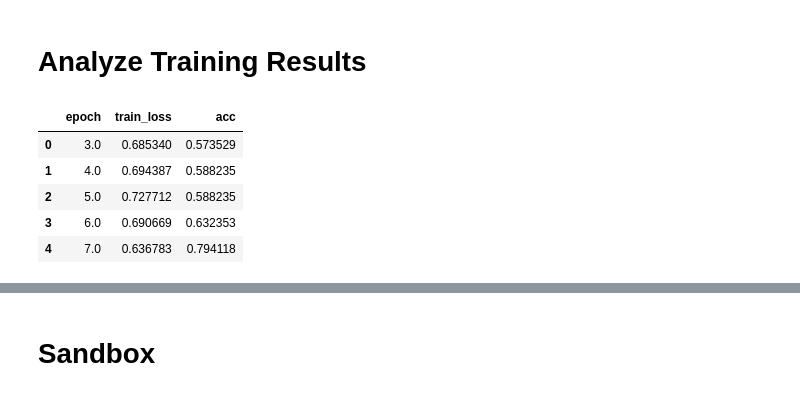
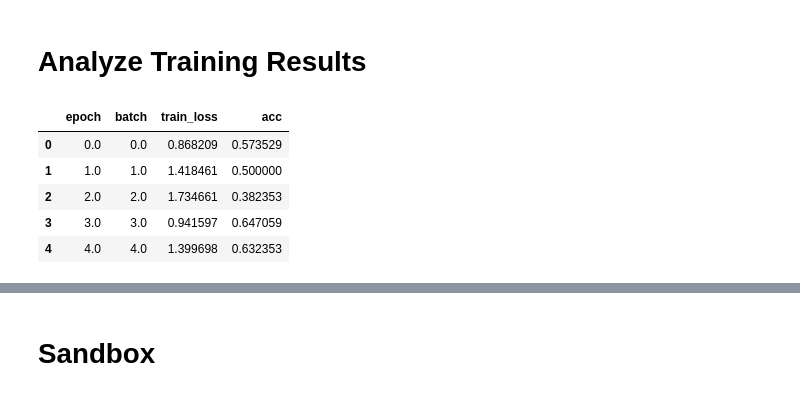
Before and after one commit to ardyh/stock-prediction, a Jupyter notebook: process_data_improv.ipynb, the cells around one changed output, grey strips where cells are left out. Drawn from its saved outputs; the diff is of its cells as text; code cells hidden in the pictures.

```diff
--- a/process_data_improv.ipynb
+++ b/process_data_improv.ipynb
@@ -590,25 +594,26 @@ array([[1, 0, 0, 0, 0, 0, 0, 0, 0, 0, 0, 0, 0, 0],
 # Analyze Training Results
 # %%
 # Read train_progression.txt
+import pandas as pd
 import re
 import matplotlib.pyplot as plt
 
-with open("train_results/5000epochs_9-12-2024.txt", "r") as f:
+with open("train_results/1000epochs_trainer/train_progression.txt", "r") as f:
     # Read each line as list elements
     train_progression = f.readlines()
 
 # Remove all alphabets and special characters and keep only numbers and whitespace and newline
 train_progression_cleaned = [''.join(re.findall(r'[0-9.\s]', line)) for line in train_progression]
-train_progression_cleaned = [[float(num.replace("\n", "")) for num in line.split(" ") if num != '' and num.replace("\n", "") != ''] for line in train_progression_cleaned[1:] if len(line.split(" ")) == 6]
+train_progression_cleaned = [[float(num.replace("\n", "")) for num in line.split(" ") if num != '' and num.replace("\n", "") != ''] for line in train_progression_cleaned[1:] if len(line.split(" ")) > 5]
 
 # Make pandas dataframe from train_progression_cleaned
 # Columns: epoch, train_loss, acc
-train_progression_df = pd.DataFrame(train_progression_cleaned, columns=['epoch', 'train_loss', 'acc'])
+train_progression_df = pd.DataFrame(train_progression_cleaned, columns=['epoch', 'batch', 'train_loss', 'acc'])
 train_progression_df.head()
 # %% [output]
-|  | epoch | train_loss | acc |
-| 0 | 3.0 | 0.685340 | 0.573529 |
-| 1 | 4.0 | 0.694387 | 0.588235 |
-| 2 | 5.0 | 0.727712 | 0.588235 |
-| 3 | 6.0 | 0.690669 | 0.632353 |
-| 4 | 7.0 | 0.636783 | 0.794118 |
+|  | epoch | batch | train_loss | acc |
+| 0 | 0.0 | 0.0 | 0.868209 | 0.573529 |
+| 1 | 1.0 | 1.0 | 1.418461 | 0.500000 |
+| 2 | 2.0 | 2.0 | 1.734661 | 0.382353 |
+| 3 | 3.0 | 3.0 | 0.941597 | 0.647059 |
+| 4 | 4.0 | 4.0 | 1.399698 | 0.632353 |
```
Also changed, not shown: parts of 5 cells of this notebook, 7 other files.
